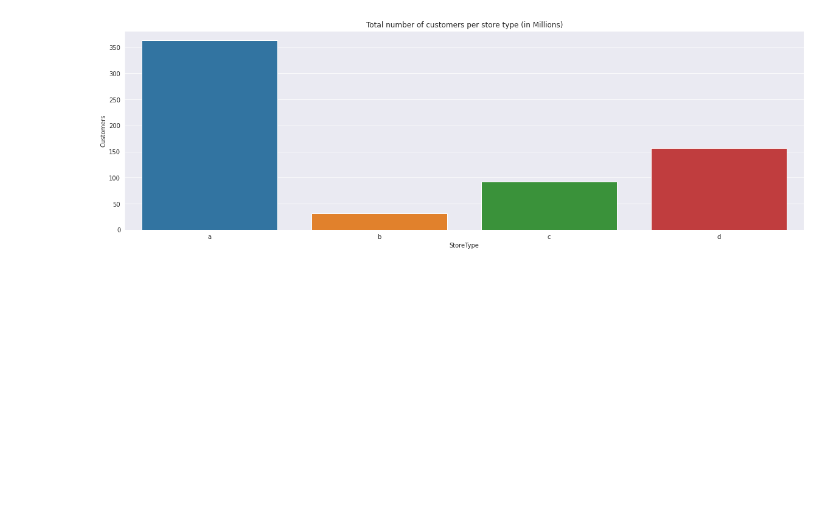
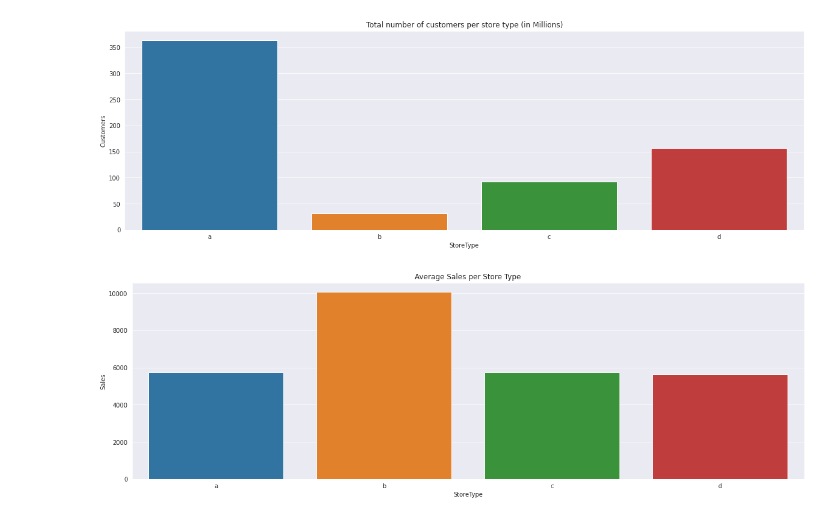
Before and after one commit to vivek16pawar/Retail-Sales-Prediction, a Jupyter notebook: Rossmann_Sales_Prediction_Capstone_Project.ipynb, the cells around one changed output. Saved outputs shown, nothing was run; the diff lists cells and outputs as text; code cells hidden in the pictures; blank space fills up the shorter version.

```diff
--- a/Rossmann_Sales_Prediction_Capstone_Project.ipynb
+++ b/Rossmann_Sales_Prediction_Capstone_Project.ipynb
@@ -320,0 +351,8 @@ ax = sns.barplot(merge_df.groupby(by="StoreType").sum().Customers.index,merge_df
+# %%
+#Avg Sales per store type
+sns.set_style('darkgrid')
+plt.figure(figsize=(20,6))
+plt.title("Average Sales per Store Type")
+ax = sns.barplot(merge_df.groupby(by="StoreType").sum().Sales.index,merge_df.groupby(by="StoreType").mean().Sales,errwidth=0)
+# %% [output]
+[figure, added]
```
Also changed, not shown: parts of 28 cells of this notebook.
